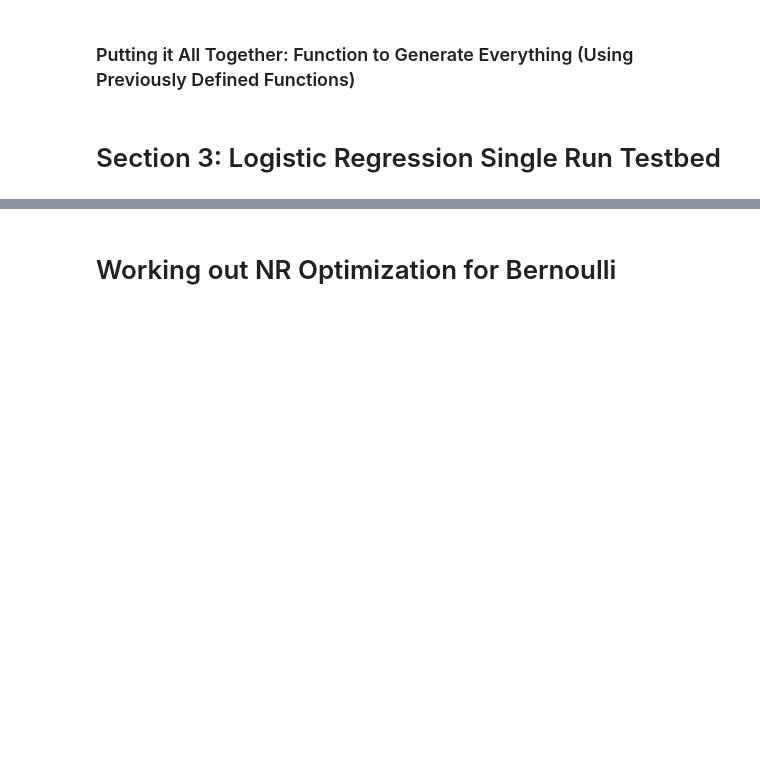
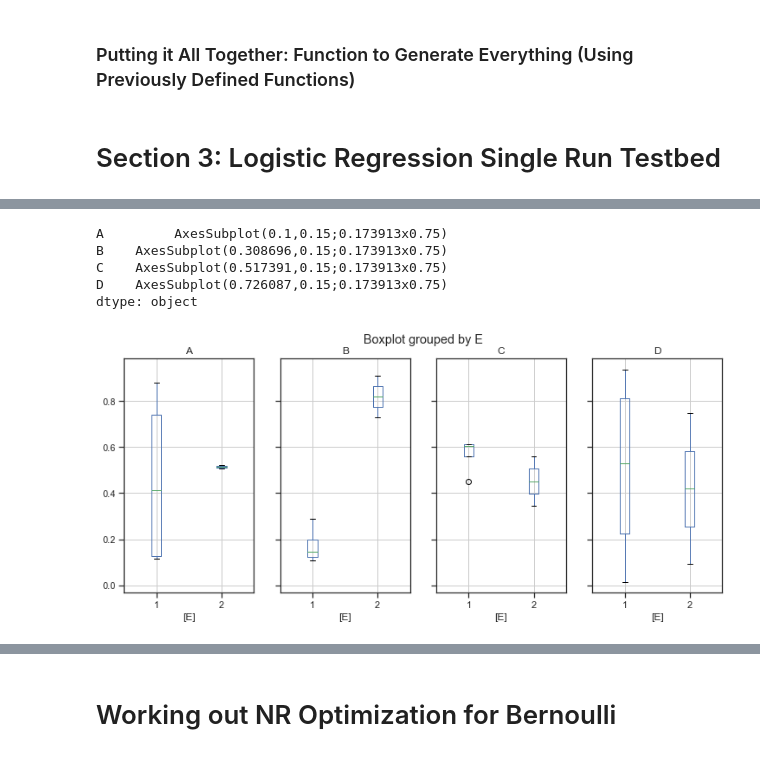
Before and after one commit to laurenleesc/Class_Project_Categorical, a Jupyter notebook: generateData - JWB.ipynb, the cells around one changed output, grey strips where cells are left out. Saved outputs shown, nothing was run; the diff lists cells and outputs as text; code cells hidden in the pictures; blank space fills up the shorter version.

```diff
--- a/generateData - JWB.ipynb
+++ b/generateData - JWB.ipynb
@@ -269,0 +426,11 @@ result = model.fit()
+# %%
+import numpy
+import pandas
+from matplotlib import pyplot
+import seaborn
+seaborn.set(style="ticks")
+
+# Data
+df = pandas.DataFrame(numpy.random.rand(10,4), columns=list('ABCD'))
+df['E'] = [1, 2, 3, 1, 1, 4, 3, 2, 3, 1]
+df.head()
@@ -269,0 +444,10 @@ result = model.fit()
+# %%
+fig, axes = pyplot.subplots(ncols=4, figsize=(12, 5), sharey=True)
+df.query("E in [1, 2]").boxplot(by='E', return_type='axes', ax=axes)
+# %% [output]
+A         AxesSubplot(0.1,0.15;0.173913x0.75)
+B    AxesSubplot(0.308696,0.15;0.173913x0.75)
+C    AxesSubplot(0.517391,0.15;0.173913x0.75)
+D    AxesSubplot(0.726087,0.15;0.173913x0.75)
+dtype: object
+[figure, added]
```
Also changed, not shown: parts of 19 cells of this notebook.
